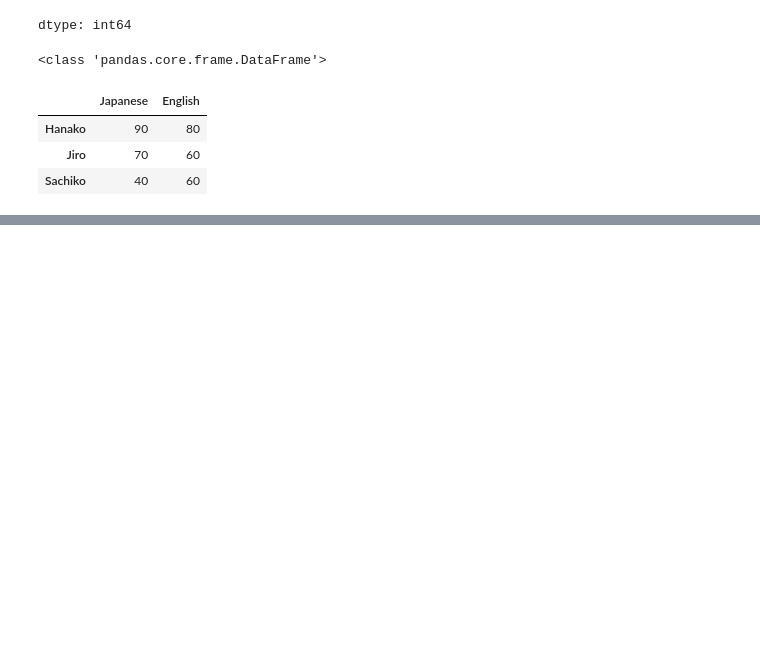
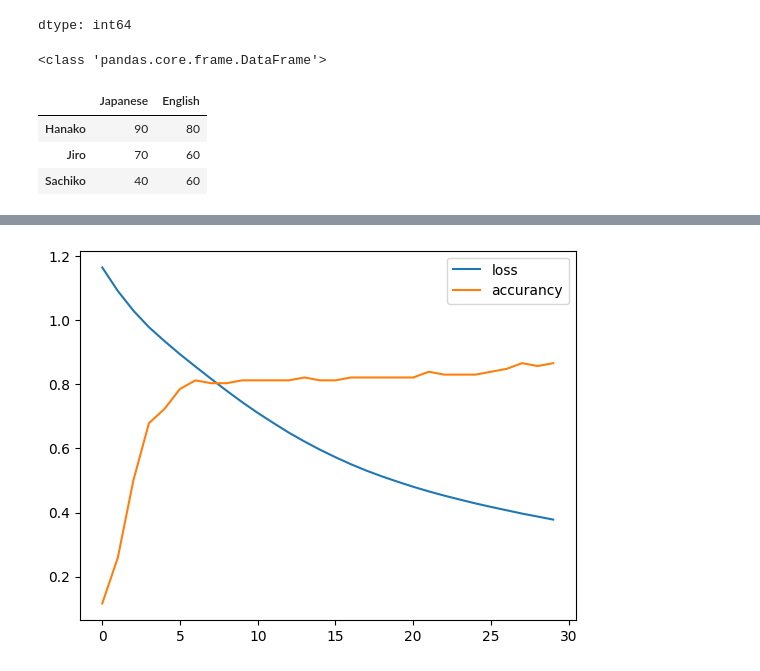
Before and after one commit to domonjo01/colaboratory, a Jupyter notebook: my_notebook.ipynb, the cells around one changed output, grey strips where cells are left out. Saved outputs shown, nothing was run; the diff lists cells and outputs as text; code cells hidden in the pictures; blank space fills up the shorter version.

```diff
--- a/my_notebook.ipynb
+++ b/my_notebook.ipynb
@@ -745,0 +828,8 @@ a.loc["Shiro"]
+# %%
+import numpy as np
+from sklearn import datasets
+
+iris = datasets.load_iris()
+print(iris.data[:10]) # 4つの測定値を10組表示
+print(iris.data.shape) # 測定値データの形状を表示
+print(iris.target) # ラベルを全てを表示
@@ -745,0 +890,24 @@ a.loc["Shiro"]
+# %%
+from sklearn.model_selection import train_test_split
+
+# x_train: 訓練用の入力データ
+# x_test: テスト用の入力データ
+# t_train: 訓練用の正解データ
+# t_test: テスト用の正解データ
+# train_size=0.75: 75%が訓練用、25%がテスト用
+
+x_train, x_test, t_train, t_test = train_test_split(x, t, train_size=0.75)
+# %%
+from tensorflow.keras.models import Sequential
+from tensorflow.keras.layers import Dense, Activation
+
+model = Sequential()
+model.add(Dense(32, input_dim=4)) # 4つの特徴が入力なので、入力の数は4、ニューロン数は32
+model.add(Activation('relu')) # 活性化関数(ReLU)を追加
+model.add(Dense(32)) # ニューロン数32の全結合層を追加
+model.add(Activation('relu')) # 活性化関数(ReLU)を追加
+model.add(Dense(3)) # 3つい分類するので、ニューロン数は3
+model.add(Activation('softmax')) # 3つ以上の分類にはソフトマックス関数を使用
+model.compile(optimizer='sgd', loss='categorical_crossentropy', metrics=['accuracy']) # モデルのコンパイル
+
+print(model.summary())
@@ -745,0 +935,2 @@ a.loc["Shiro"]
+# %%
+history = model.fit(x_train, t_train, epochs=30, batch_size=8)
@@ -745,0 +955,12 @@ a.loc["Shiro"]
+# %%
+import matplotlib.pyplot as plt
+
+hist_loss = history.history['loss'] # 訓練用データの誤差
+hist_acc = history.history['accuracy'] # 訓練用データの精度（正解率）
+
+plt.plot(np.arange(len(hist_loss)), hist_loss, label='loss') # 誤差
+plt.plot(np.arange(len(hist_acc)), hist_acc, label='accurancy') # 精度（正解率）
+plt.legend()
+plt.show()
+# %% [output]
+[figure, added]
```
Also changed, not shown: parts of 13 cells of this notebook.
